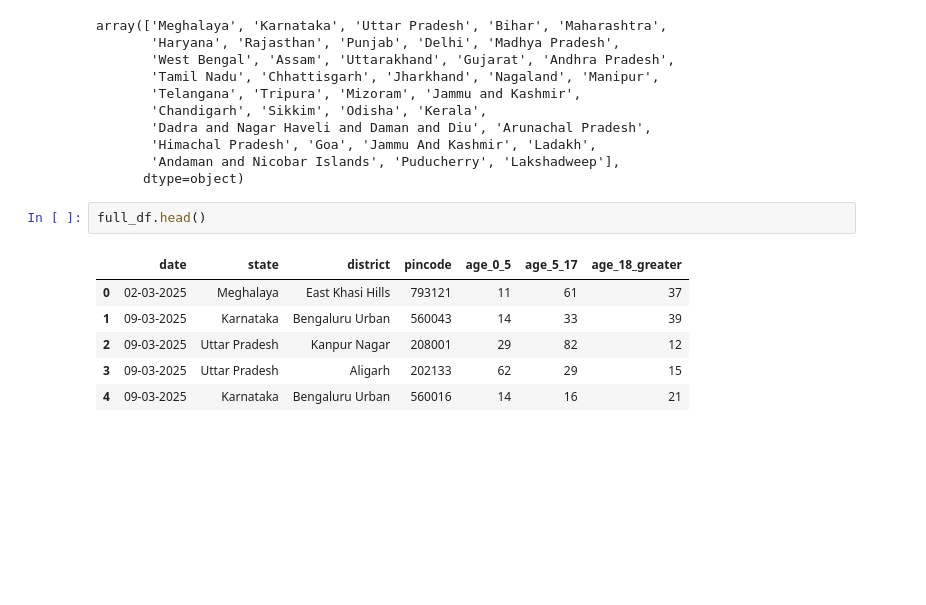
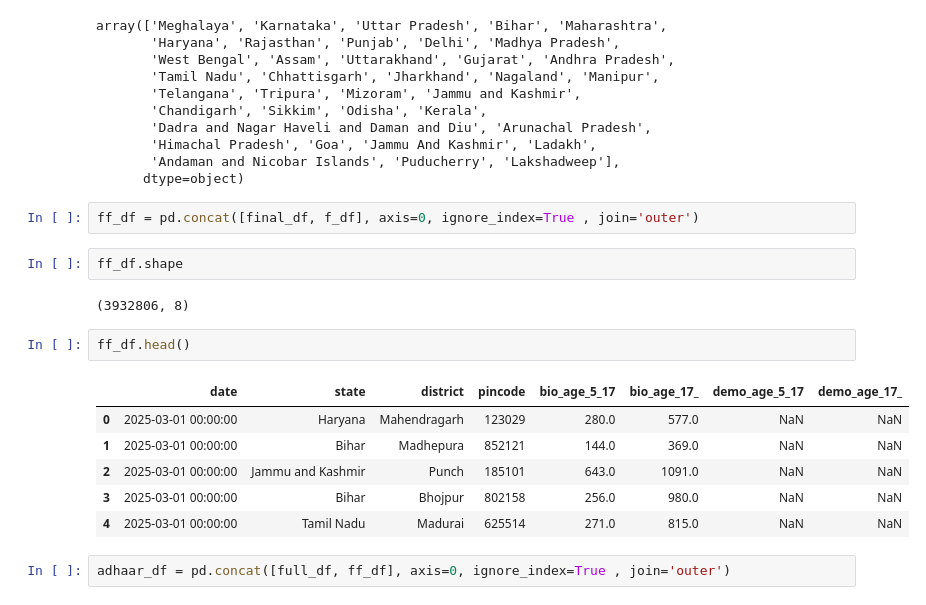
Before and after one commit to tirthbhanderi2006/UIDAI-Unlocking-Societal-Trends-in-Aadhaar-Enrolment-and-Updates, a Jupyter notebook: adhaar_biometric.ipynb, the cells around one changed output. Cells and saved outputs as stored; diff of their text form; blank space fills up the shorter version.

```diff
--- a/adhaar_biometric.ipynb
+++ b/adhaar_biometric.ipynb
@@ -485,12 +485,20 @@ array(['Meghalaya', 'Karnataka', 'Uttar Pradesh', 'Bihar', 'Maharashtra',
        'Himachal Pradesh', 'Goa', 'Jammu And Kashmir', 'Ladakh',
        'Andaman and Nicobar Islands', 'Puducherry', 'Lakshadweep'],
       dtype=object)
-# %%
-full_df.head()
-# %% [output]
-|  | date | state | district | pincode | age_0_5 | age_5_17 | age_18_greater |
-| 0 | 02-03-2025 | Meghalaya | East Khasi Hills | 793121 | 11 | 61 | 37 |
-| 1 | 09-03-2025 | Karnataka | Bengaluru Urban | 560043 | 14 | 33 | 39 |
-| 2 | 09-03-2025 | Uttar Pradesh | Kanpur Nagar | 208001 | 29 | 82 | 12 |
-| 3 | 09-03-2025 | Uttar Pradesh | Aligarh | 202133 | 62 | 29 | 15 |
-| 4 | 09-03-2025 | Karnataka | Bengaluru Urban | 560016 | 14 | 16 | 21 |
+# %%
+ff_df = pd.concat([final_df, f_df], axis=0, ignore_index=True , join='outer')
+# %%
+ff_df.shape
+# %% [output]
+(3932806, 8)
+# %%
+ff_df.head()
+# %% [output]
+|  | date | state | district | pincode | bio_age_5_17 | bio_age_17_ | demo_age_5_17 | demo_age_17_ |
+| 0 | 2025-03-01 00:00:00 | Haryana | Mahendragarh | 123029 | 280.0 | 577.0 | NaN | NaN |
+| 1 | 2025-03-01 00:00:00 | Bihar | Madhepura | 852121 | 144.0 | 369.0 | NaN | NaN |
+| 2 | 2025-03-01 00:00:00 | Jammu and Kashmir | Punch | 185101 | 643.0 | 1091.0 | NaN | NaN |
+| 3 | 2025-03-01 00:00:00 | Bihar | Bhojpur | 802158 | 256.0 | 980.0 | NaN | NaN |
+| 4 | 2025-03-01 00:00:00 | Tamil Nadu | Madurai | 625514 | 271.0 | 815.0 | NaN | NaN |
+# %%
+adhaar_df = pd.concat([full_df, ff_df], axis=0, ignore_index=True , join='outer')
```
Also changed, not shown: parts of 4 cells of this notebook.
